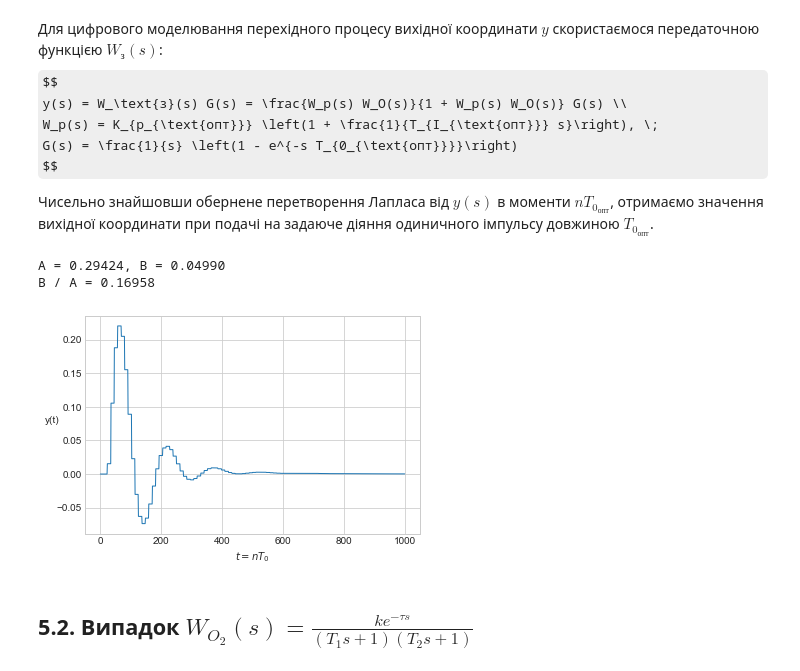
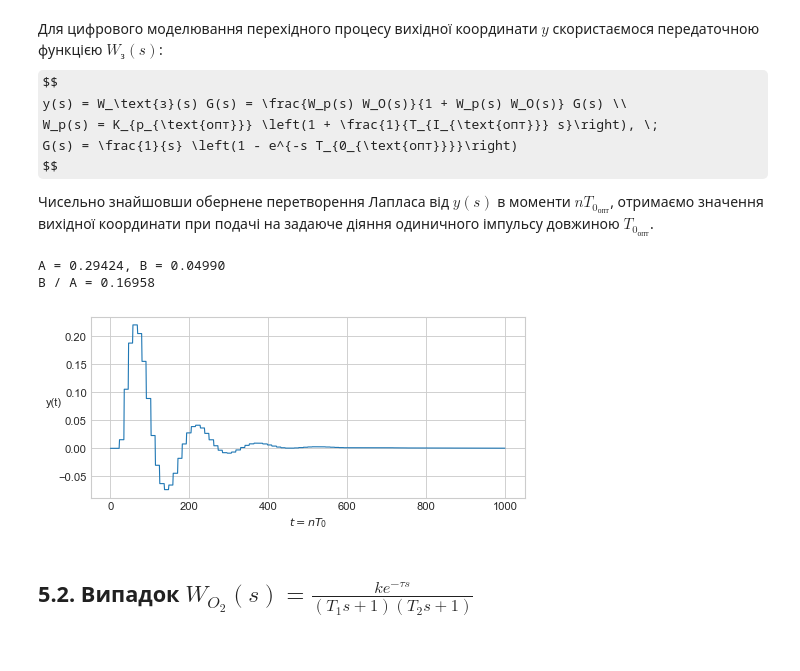
Before and after one commit to Yalikesifulei/iasa_control_theory_coursework, a Jupyter notebook: help.ipynb, the cells around one changed output. Saved outputs shown, nothing was run; the diff lists cells and outputs as text; code cells hidden in the pictures; some formulas as TeX source.

```diff
--- a/help.ipynb
+++ b/help.ipynb
@@ -464,33 +502,34 @@ $$
 # %%
 W_obj = lambda s: k * mp.exp(- tau * s) / ((T_1 * s + 1) * (T_2 * s + 1) * (T_3 * s + 1))
 W_reg = lambda s: K_p_opt * (1 + 1 / (T_I_opt * s))
 G = lambda s: (1 - mp.exp(- s * T_0_opt)) / s
 
 W_zamk = lambda s: (W_obj(s) * W_reg(s) / (1 + W_obj(s) * W_reg(s))) * G(s)
 
 y_out = lambda t: mp.invertlaplace(W_zamk, t, method='dehoog') if t > 0 else 0
 
 max_modeling_time = 1000
 t_discr = np.linspace(0, max_modeling_time, num=int(max_modeling_time/T_0_opt))
 y_val = np.array([float(y_out(t)) for t in tqdm(t_discr)])
 
 A = y_val.max() - y_val.min()
 B = y_val[y_val.argmin():].max() - y_val[y_val.argmin():][y_val[y_val.argmin():].argmax():].min()
 print(f'A = {A:.5f}, B = {B:.5f}')
 print(f'B / A = {(B / A):.5f}')
 
 interp = interp1d(t_discr, y_val, kind='zero')
 t_domain = np.linspace(0, max_modeling_time, num=max_modeling_time)
 
+plt.figure(figsize=(7, 3), dpi=80)
 plt.plot(t_domain, interp(t_domain), linewidth=1)
 plt.xlabel('$t = nT_0$')
 plt.ylabel('y(t)', rotation=0)
 plt.savefig('latex/pics/transient_process_task_5_1.png', bbox_inches='tight', dpi=300)
 plt.show()
 # %% [output]
 A = 0.29424, B = 0.04990
 B / A = 0.16958
-[figure, old version]
+[figure, new version]
 # %% [markdown]
 ## 5.2. Випадок $W_{O_2}(s) = \frac{ k e^{-\tau s}}{(T_1 s + 1) (T_2 s + 1)}$
 # %% [markdown]
```
Also changed, not shown: parts of 3 cells of this notebook, 6 other files.
